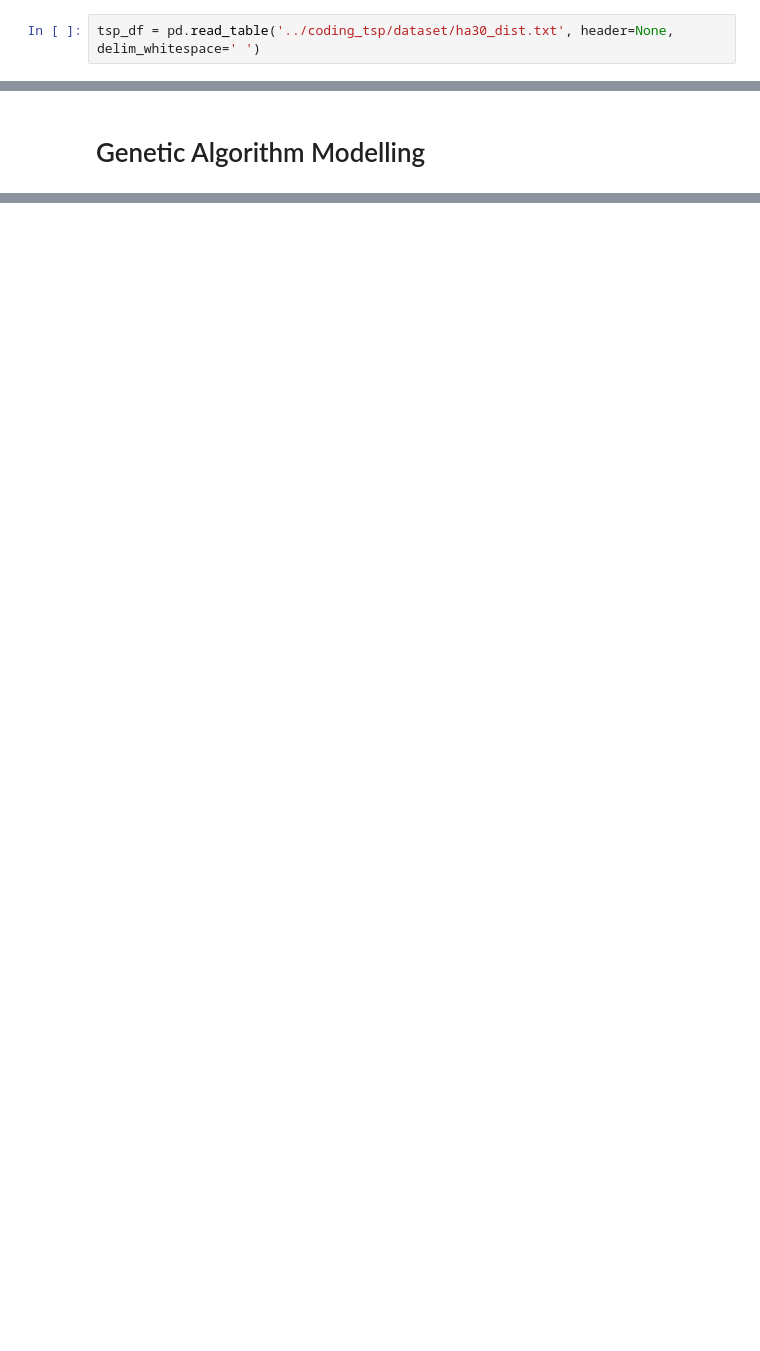
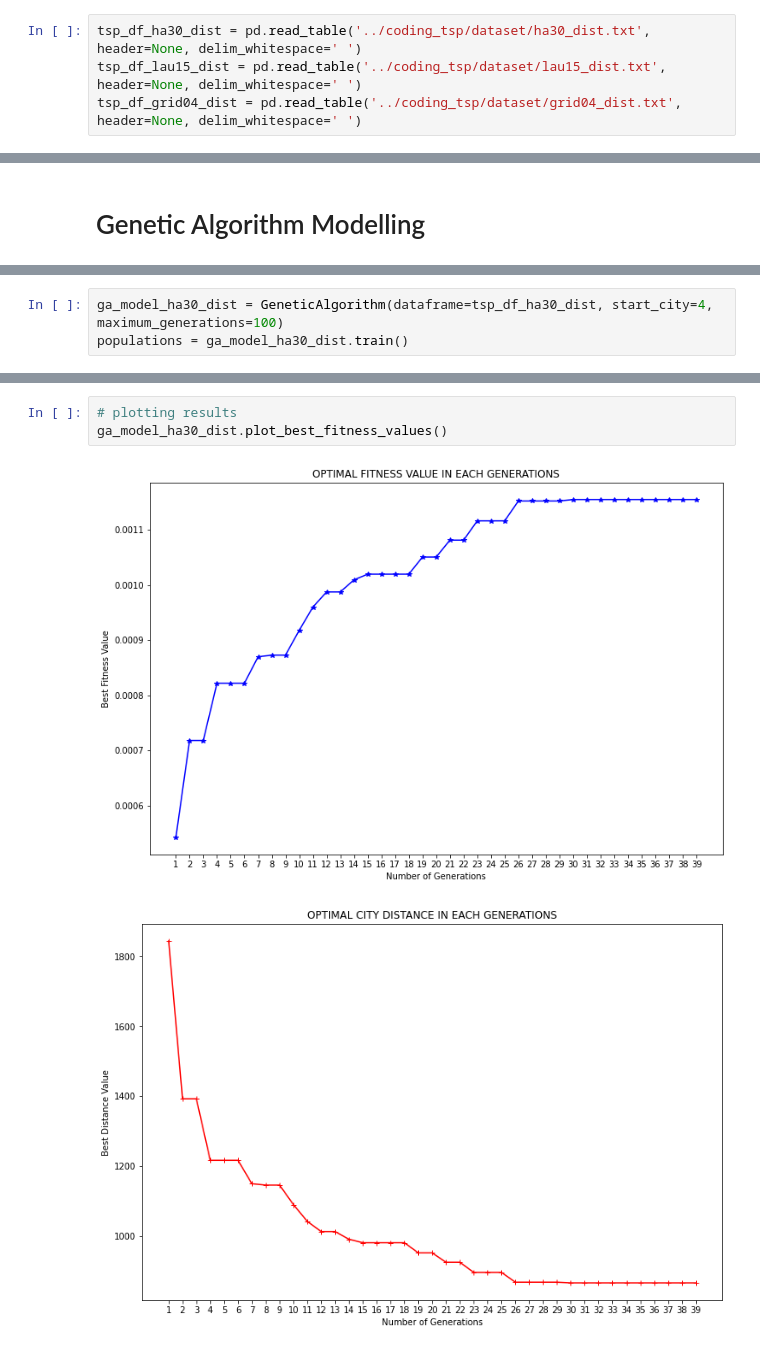
Before and after one commit to satriabimantara/Travelling-Salesman-Problem-Genetic-Algorithm, a Jupyter notebook: Travelling Salesman Problem with Genetic Algorithm.ipynb, the cells around one changed output, grey strips where cells are left out. Saved outputs shown, nothing was run; the diff lists cells and outputs as text; blank space fills up the shorter version.

Commit message:
Updating notebook adding Distance information from GA Model; Creating chart for plot distance value in each generations; Creating GA model for solving 3 dataset, HA30_dist, LAU15_dist, GRID04_dist

```diff
--- a/Travelling Salesman Problem with Genetic Algorithm.ipynb
+++ b/Travelling Salesman Problem with Genetic Algorithm.ipynb
@@ -9,5 +9,7 @@ import matplotlib.pyplot as plt
 # %% [markdown]
 # Load Dataset
 # %%
-tsp_df = pd.read_table('../coding_tsp/dataset/ha30_dist.txt', header=None, delim_whitespace=' ')
+tsp_df_ha30_dist = pd.read_table('../coding_tsp/dataset/ha30_dist.txt', header=None, delim_whitespace=' ')
+tsp_df_lau15_dist = pd.read_table('../coding_tsp/dataset/lau15_dist.txt', header=None, delim_whitespace=' ')
+tsp_df_grid04_dist = pd.read_table('../coding_tsp/dataset/grid04_dist.txt', header=None, delim_whitespace=' ')
 # %%
@@ -330,0 +351,3 @@ Best Fitness:  0.0010204081632653062
+# %%
+ga_model_ha30_dist = GeneticAlgorithm(dataframe=tsp_df_ha30_dist, start_city=4, maximum_generations=100)
+populations = ga_model_ha30_dist.train()
@@ -330,0 +372,6 @@ Best Fitness:  0.0010204081632653062
+# %%
+# plotting results
+ga_model_ha30_dist.plot_best_fitness_values()
+# %% [output]
+[figure, added]
+[figure, added]
```
Also changed, not shown: parts of 19 cells of this notebook.
